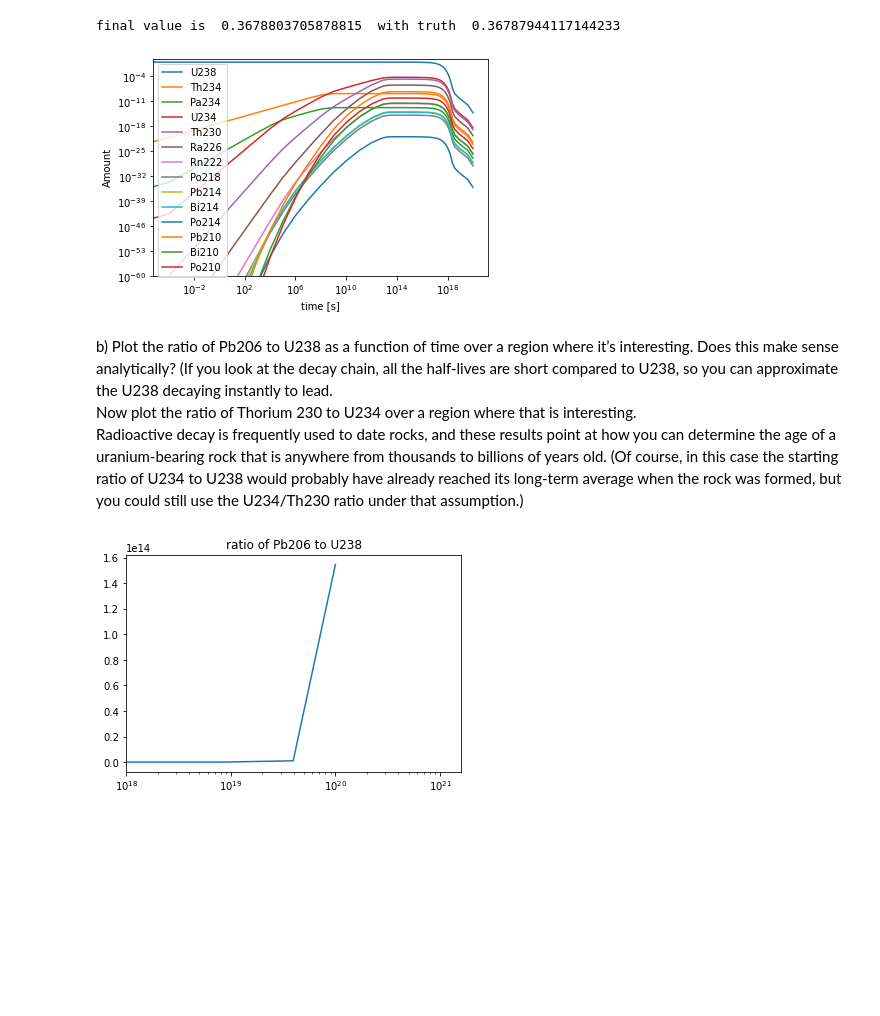
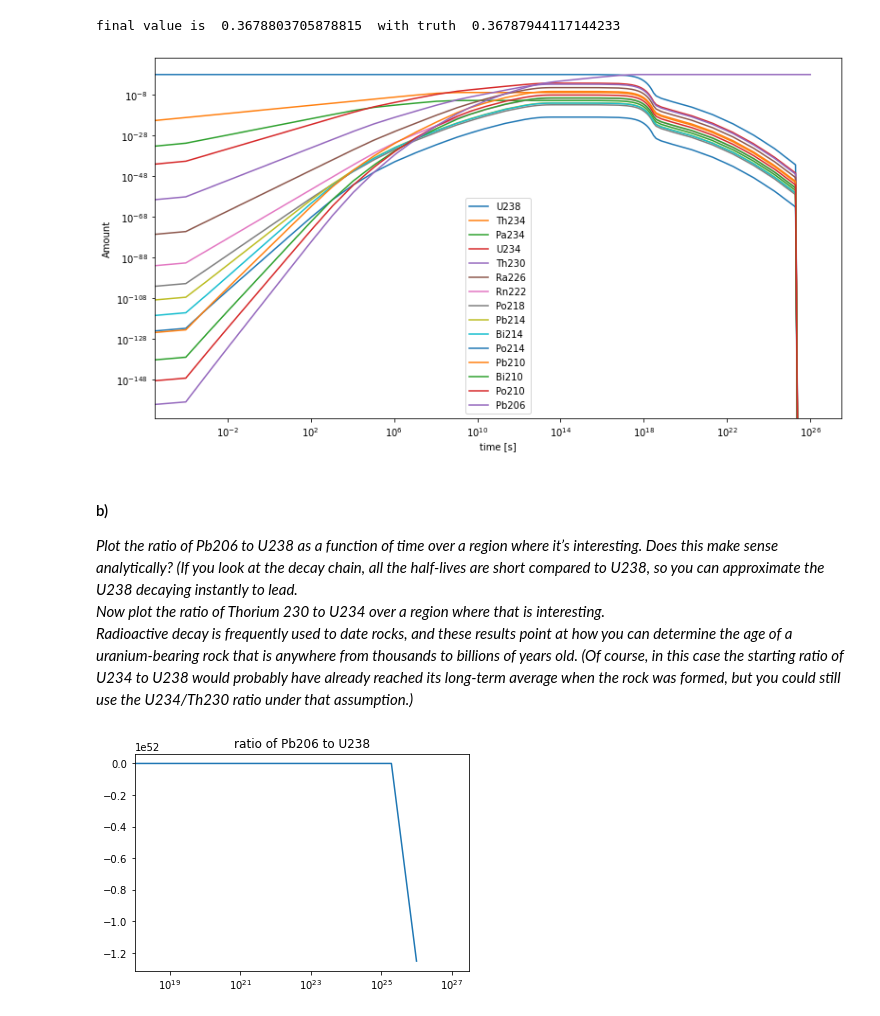
Before and after one commit to eklem1/Phys512_EK, a Jupyter notebook: PS2/PS2_EK.ipynb, the cells around one changed output. Saved outputs shown, nothing was run; the diff lists cells and outputs as text; code cells hidden in the pictures; blank space fills up the shorter version.

```diff
--- a/PS2/PS2_EK.ipynb
+++ b/PS2/PS2_EK.ipynb
@@ -429,11 +398,11 @@ print('final value is ',ans_stiff.y[0,-1],' with truth ',np.exp(-1*(x1-x0)))
 final value is  0.3678803705878815  with truth  0.36787944117144233
 # %%
 y0=np.zeros(len(half_lives)+1)
-y0[0]=1
+y0[0]=100
 
 #time start and stop
 x0=0
-x1=1e20
+x1=1e26
 
 # print(len(y0))
 
@@ -444,35 +413,40 @@ ans_stiff=integrate.solve_ivp(fun_mine,[x0,x1],y0,method='Radau')
 # %%
 # print(ans_stiff.y[0,:])
 # %%
-for i, ele in enumerate(half_lifes_dict):
+plt.figure(figsize=(13,7))
+
+for i, ele in enumerate(half_lifeTable):
 #     print(ele, i)
     plt.loglog(ans_stiff.t, ans_stiff.y[i,:], label=ele)
 #     plt.semilogy(ans_stiff.t, ans_stiff.y[i,:], label=ele)
 
 
-plt.ylim(1e-60, 10)
-# plt.xlim(0 ,1)
+# plt.ylim(1e-60, 10)
+# plt.xlim(0 ,1e25)
 plt.xlabel("time [s]")
 plt.ylabel("Amount")
 
-
 plt.legend()
 plt.show()
 # %% [output]
-[figure, old version]
+[figure, new version]
 # %% [markdown]
-b) Plot the ratio of Pb206 to U238 as a function of time over a region where
-it’s interesting. Does this make sense analytically? (If you look at the decay chain, all the half-lives are short compared to U238, so you can approximate the U238 decaying instantly to lead.
-Now plot the ratio of Thorium 230 to U234 over a region where that is interesting.
-Radioactive decay is frequently used to date rocks, and these results point at how you can determine the age of a uranium-bearing rock that is anywhere from thousands to billions of years old. (Of course, in this case the starting ratio of U234 to U238 would probably have already reached its long-term average when the rock was formed, but you could still use the U234/Th230 ratio under that assumption.)
+#### b)
+*Plot the ratio of Pb206 to U238 as a function of time over a region where it’s interesting. Does this make sense analytically? (If you look at the decay chain, all the half-lives are short compared to U238, so you can approximate the U238 decaying instantly to lead.*
+*Now plot the ratio of Thorium 230 to U234 over a region where that is interesting.
+Radioactive decay is frequently used to date rocks, and these results point at how you can determine the age of a uranium-bearing rock that is anywhere from thousands to billions of years old. (Of course, in this case the starting ratio of U234 to U238 would probably have already reached its long-term average when the rock was formed, but you could still use the U234/Th230 ratio under that assumption.)*
 # %%
 #do i have the half lives flipped? cause this seems to take a longgg time
 plt.title("ratio of Pb206 to U238")
 plt.semilogx(ans_stiff.t, ans_stiff.y[-1,:]/ans_stiff.y[0,:]) #Pb206 / U238
+
+# plt.semilogx(ans_stiff.t, ans_stiff.y[0,:]) #Pb206 / U238
+# plt.semilogx(ans_stiff.t, ans_stiff.y[-1,:]) #Pb206 / U238
+
 plt.xlim(1e18,)
 plt.show()
 # %% [output]
-[figure, old version]
+[figure, new version]
 # %%
 plt.title("ratio Thorium 230 to U234")
 plt.semilogx(ans_stiff.t, ans_stiff.y[4,:]/ans_stiff.y[0,:]) #Pb206 / U238
```
Also changed, not shown: parts of 14 cells of this notebook.
